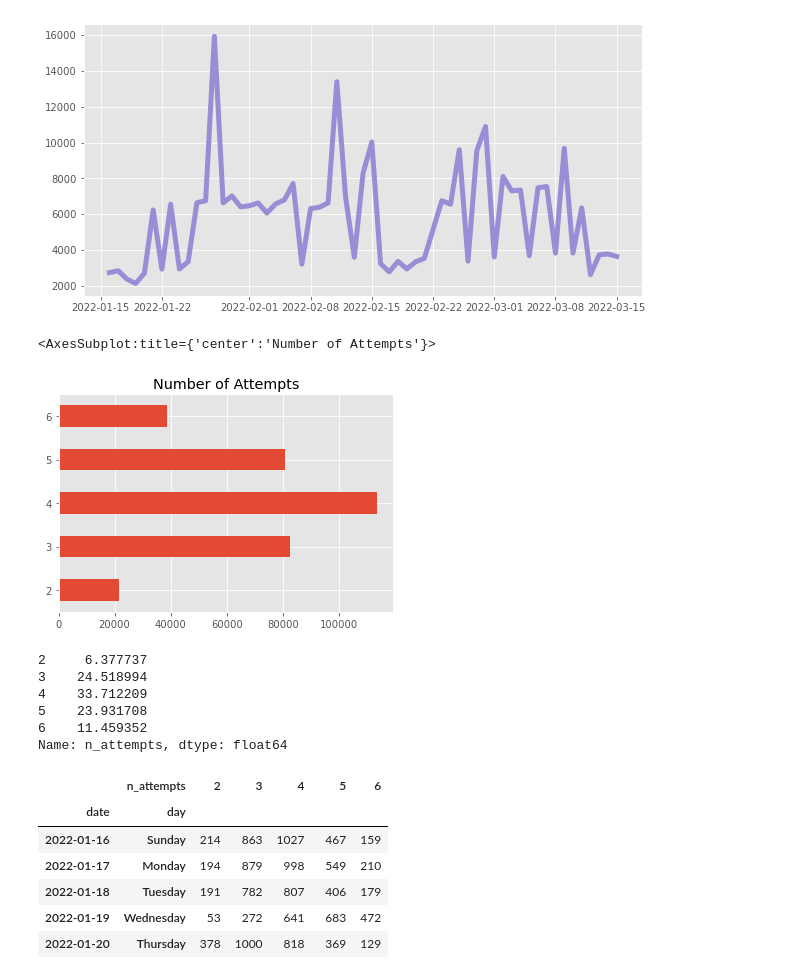
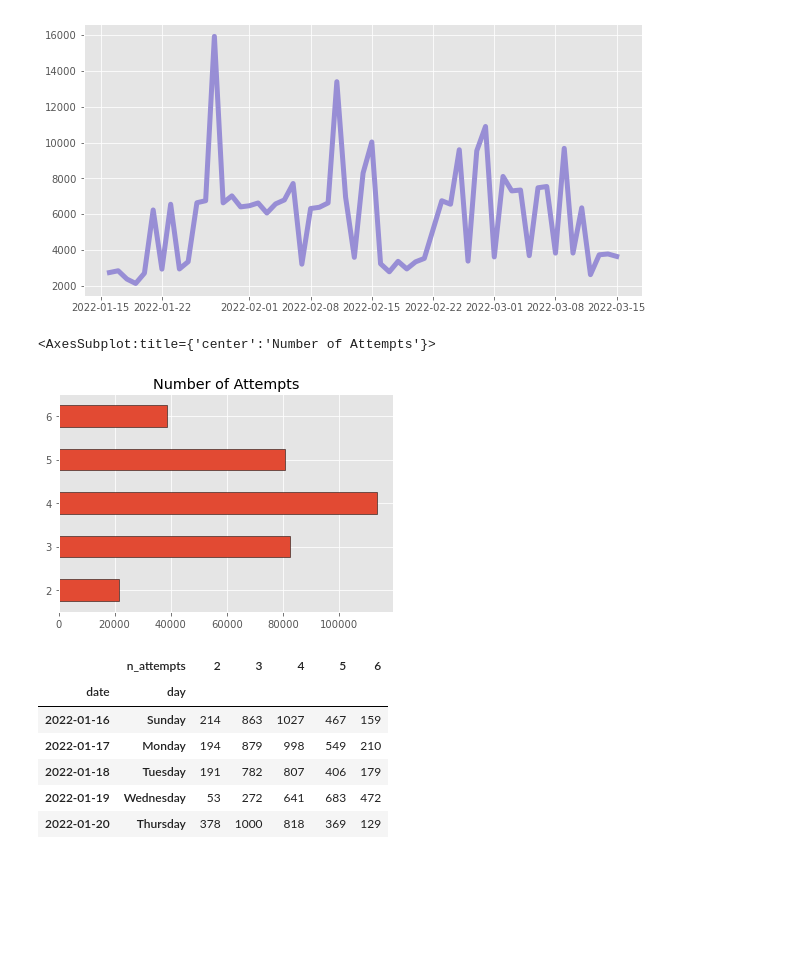
Before and after one commit to h3z/kaggle-wordle, a Jupyter notebook: follow_twitch.ipynb, the cells around one changed output. Saved outputs shown, nothing was run; the diff lists cells and outputs as text; code cells hidden in the pictures; blank space fills up the shorter version.

```diff
--- a/follow_twitch.ipynb
+++ b/follow_twitch.ipynb
@@ -14,8 +14,14 @@ color_cycle = cycle(plt.rcParams['axes.prop_cycle'].by_key()['color'])
 # %%
 df = pd.read_csv('./tweets.csv')
 # %%
-df.tweet_date = pd.to_datetime(df.tweet_date)
-df['date'] = df.tweet_date.dt.date
-df['n_attempts'] = df.tweet_text.str[11].astype('int')
-df['id'] = df.tweet_text.str[7:10].str[-3:].astype('int')
+def preprocess(df):
+    df.tweet_date = pd.to_datetime(df.tweet_date)
+    df['date'] = df.tweet_date.dt.date
+    df['n_attempts'] = df.tweet_text.str[11].astype('int')
+    df['id'] = df.tweet_text.str[7:10].str[-3:].astype('int')
+    df['day'] = df.tweet_date.dt.day_name()
+    df.tweet_text = df.tweet_text.str.replace('⬜', '⬛')
+    return df
+
+df = preprocess(df)
 # %%
@@ -28,16 +32,8 @@ df.date.value_counts().plot(figsize=(10, 5),
 # %%
 df.n_attempts.value_counts().\
     sort_index().plot(kind='barh',
-                      title='Number of Attempts')
+                      title='Number of Attempts',
+                      edgecolor='black')
 # %% [output]
 <AxesSubplot:title={'center':'Number of Attempts'}>
-[figure, old version]
+[figure, new version]
-# %%
-(df.n_attempts.value_counts() / len(df.n_attempts) * 100).sort_index()
-# %% [output]
-2     6.377737
-3    24.518994
-4    33.712209
-5    23.931708
-6    11.459352
-Name: n_attempts, dtype: float64
```
Also changed, not shown: parts of 9 cells of this notebook.
